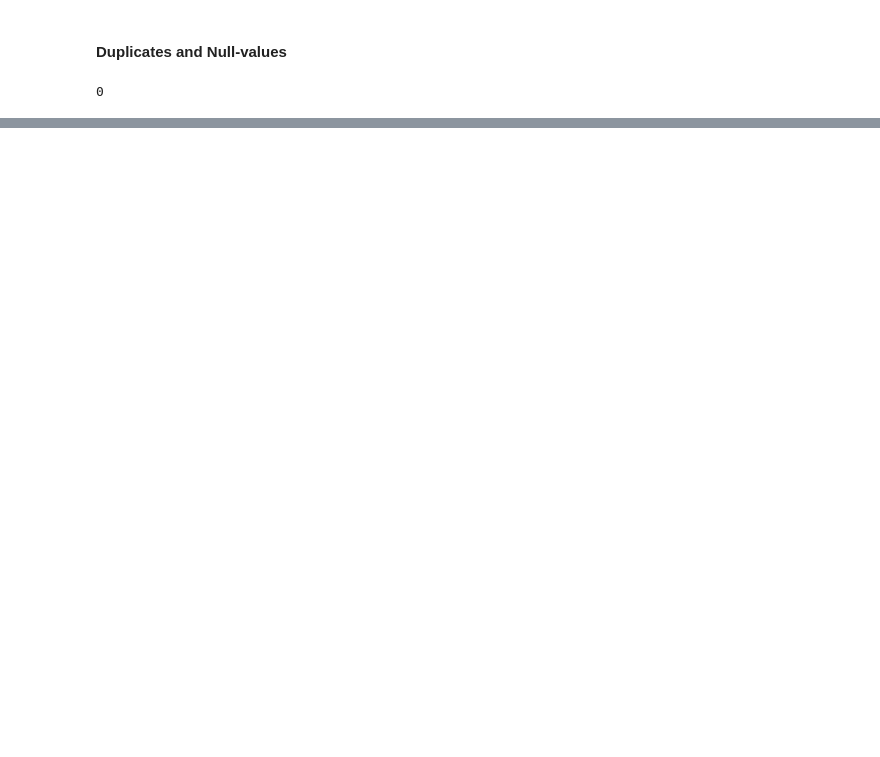
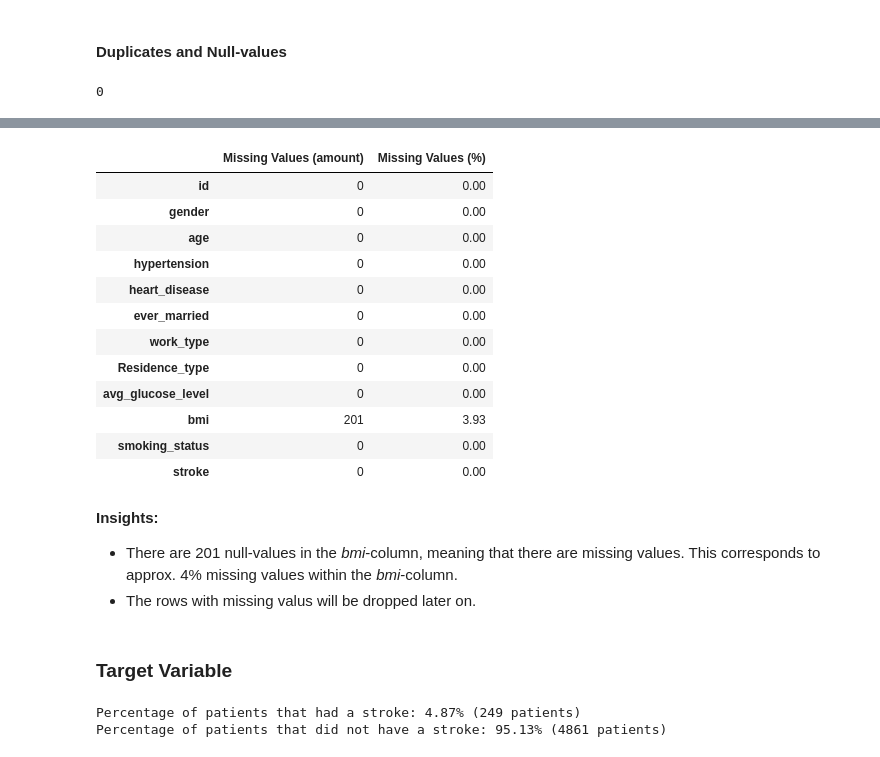
Before and after one commit to helenaglaring/BDM, a Jupyter notebook: BDM_stroke_prediction.ipynb, the cells around one changed output, grey strips where cells are left out. Cells and saved outputs as stored; diff of their text form; code cells hidden in the pictures; blank space fills up the shorter version.

```diff
--- a/BDM_stroke_prediction.ipynb
+++ b/BDM_stroke_prediction.ipynb
@@ -188,0 +212,41 @@ dtype: int64
+# %%
+# Checking for null values - amount and percentage of missing values for each attribute
+def missing_values (df):
+    number_missing = df.isnull().sum()
+    percentage_missing = round(df.isnull().mean()*100,2)
+    values_missing = pd.concat([number_missing, percentage_missing], axis=1, keys=['Missing Values (amount)', 'Missing Values (%)'])
+    return values_missing
+
+missing_values(df)
+# %% [output]
+|  | Missing Values (amount) | Missing Values (%) |
+| id | 0 | 0.00 |
+| gender | 0 | 0.00 |
+| age | 0 | 0.00 |
+| hypertension | 0 | 0.00 |
+| heart_disease | 0 | 0.00 |
+| ever_married | 0 | 0.00 |
+| work_type | 0 | 0.00 |
+| Residence_type | 0 | 0.00 |
+| avg_glucose_level | 0 | 0.00 |
+| bmi | 201 | 3.93 |
+| smoking_status | 0 | 0.00 |
+| stroke | 0 | 0.00 |
+# %% [markdown]
+**Insights:**
+- There are 201 null-values in the *bmi*-column, meaning that there are missing values. This corresponds to approx. 4% missing values within the *bmi*-column.
+- The rows with missing valus will be dropped later on.
+# %% [markdown]
+### Target Variable
+# %%
+# We take a look at the values of the target variable (y)
+y = df['stroke']
+
+# Percentage and number of patients that had a stroke:
+print(f'Percentage of patients that had a stroke: {round(y.value_counts(normalize=True)[1]*100,2)}% ({y.value_counts()[1]} patients) ')
+
+# Percentage of patient that had a stroke:
+print(f'Percentage of patients that did not have a stroke: {round(y.value_counts(normalize=True)[0]*100,2)}% ({y.value_counts()[0]} patients)')
+# %% [output]
+Percentage of patients that had a stroke: 4.87% (249 patients)
+Percentage of patients that did not have a stroke: 95.13% (4861 patients)
```
Also changed, not shown: parts of 23 cells of this notebook.
